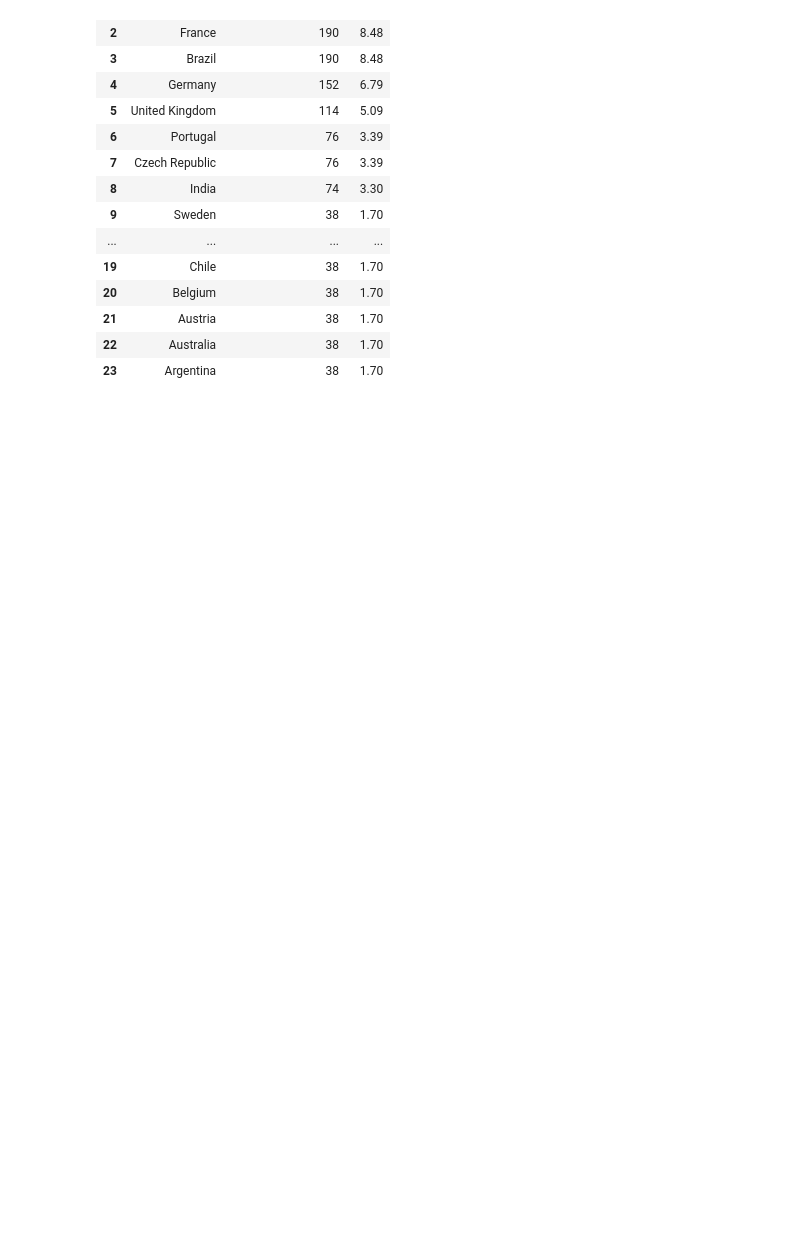
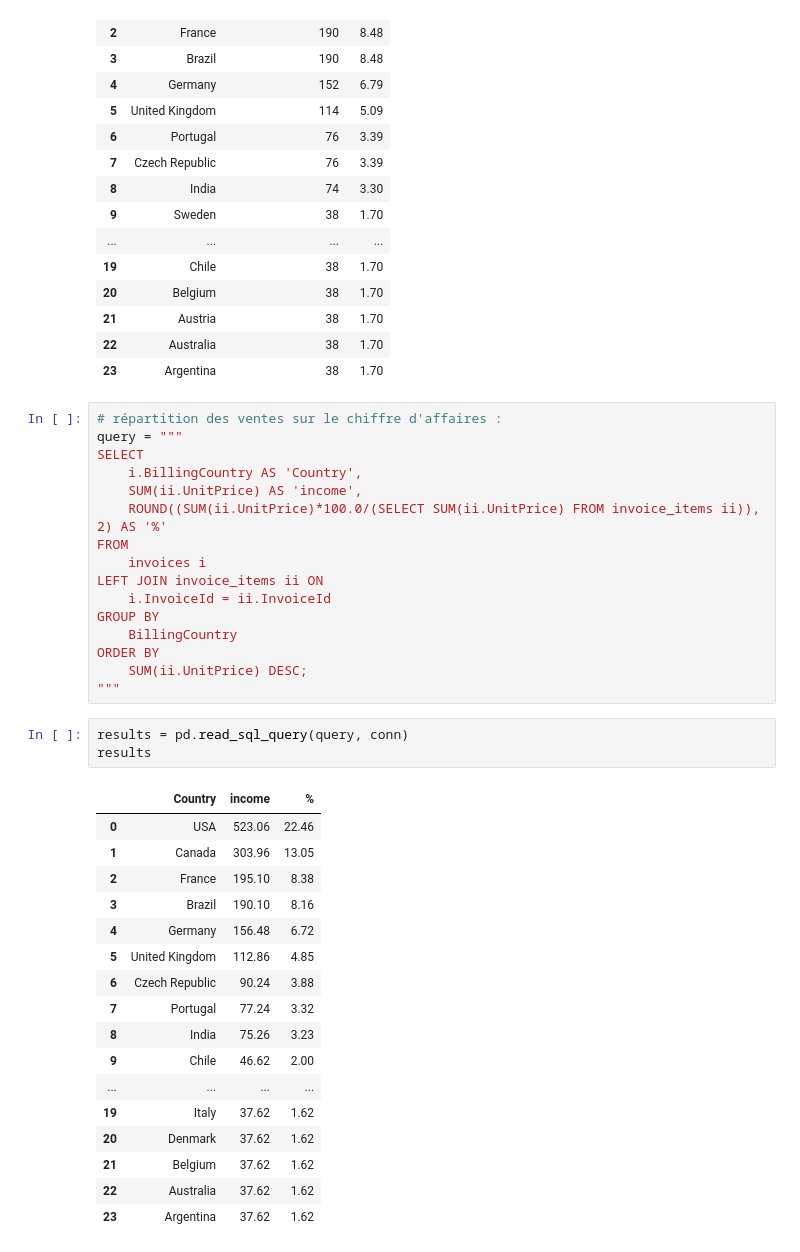
Before and after one commit to joris-devdata/digital-music-store, a Jupyter notebook: p1-exploration.ipynb, the cells around one changed output. Saved outputs shown, nothing was run; the diff lists cells and outputs as text; blank space fills up the shorter version.

```diff
--- a/p1-exploration.ipynb
+++ b/p1-exploration.ipynb
@@ -521,3 +522,40 @@ results
 | 21 | Austria | 38 | 1.70 |
 | 22 | Australia | 38 | 1.70 |
 | 23 | Argentina | 38 | 1.70 |
+# %%
+# répartition des ventes sur le chiffre d'affaires :
+query = """
+SELECT
+	i.BillingCountry AS 'Country',
+	SUM(ii.UnitPrice) AS 'income',
+	ROUND((SUM(ii.UnitPrice)*100.0/(SELECT SUM(ii.UnitPrice) FROM invoice_items ii)), 2) AS '%'
+FROM
+	invoices i
+LEFT JOIN invoice_items ii ON
+	i.InvoiceId = ii.InvoiceId
+GROUP BY
+	BillingCountry
+ORDER BY
+	SUM(ii.UnitPrice) DESC;
+"""
+# %%
+results = pd.read_sql_query(query, conn)
+results
+# %% [output]
+|  | Country | income | % |
+| 0 | USA | 523.06 | 22.46 |
+| 1 | Canada | 303.96 | 13.05 |
+| 2 | France | 195.10 | 8.38 |
+| 3 | Brazil | 190.10 | 8.16 |
+| 4 | Germany | 156.48 | 6.72 |
+| 5 | United Kingdom | 112.86 | 4.85 |
+| 6 | Czech Republic | 90.24 | 3.88 |
+| 7 | Portugal | 77.24 | 3.32 |
+| 8 | India | 75.26 | 3.23 |
+| 9 | Chile | 46.62 | 2.00 |
+| ... | ... | ... | ... |
+| 19 | Italy | 37.62 | 1.62 |
+| 20 | Denmark | 37.62 | 1.62 |
+| 21 | Belgium | 37.62 | 1.62 |
+| 22 | Australia | 37.62 | 1.62 |
+| 23 | Argentina | 37.62 | 1.62 |
```
Also changed, not shown: parts of 1 cell of this notebook.
